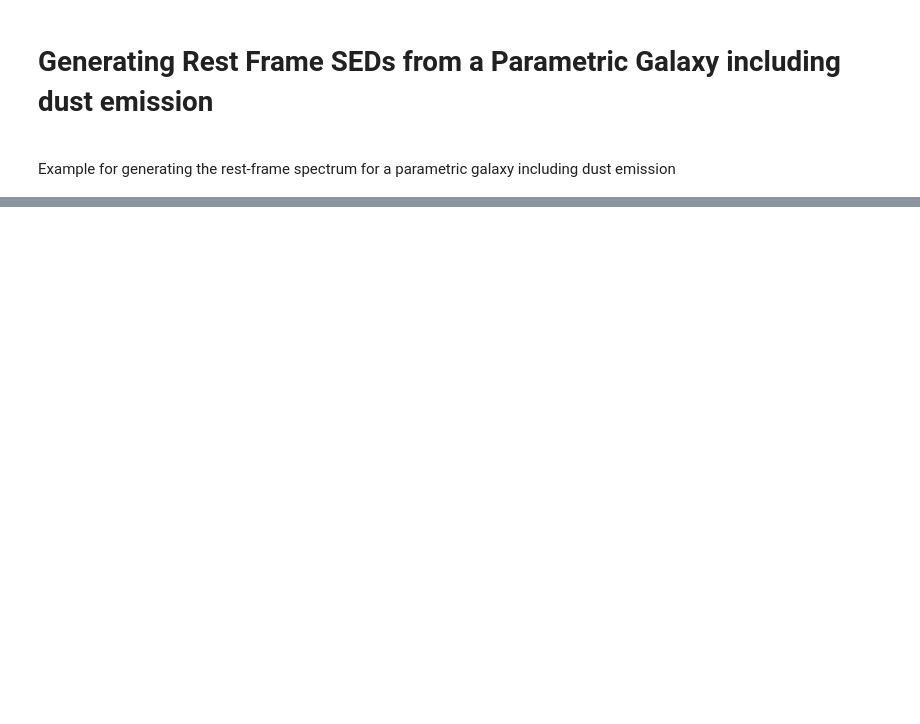
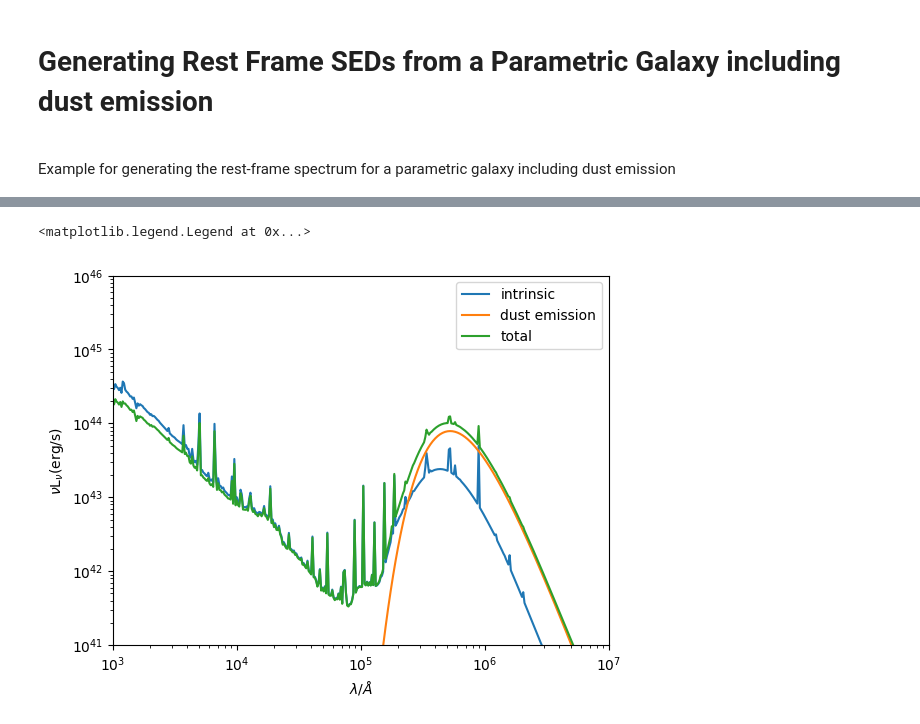
Before and after one commit to tHarvey303/synthesizer, a Jupyter notebook: docs/source/parametric/generate_dust_sed.ipynb, the cells around one changed output, grey strips where cells are left out. Saved outputs shown, nothing was run; the diff lists cells and outputs as text; code cells hidden in the pictures; blank space fills up the shorter version.

```diff
--- a/docs/source/parametric/generate_dust_sed.ipynb
+++ b/docs/source/parametric/generate_dust_sed.ipynb
@@ -48,15 +56,18 @@ emissionmodel = Greybody(50*K, 1.5)
 # %%
 galaxy.get_spectra_dust(emissionmodel)
 
 
-plt.loglog(galaxy.spectra['intrinsic'].lam, galaxy.spectra['stellar'].nu*galaxy.spectra['intrinsic'].lnu, label = 'intrinsic')
-plt.loglog(galaxy.spectra['dust'].lam, galaxy.spectra['stellar'].nu*galaxy.spectra['dust'].lnu, label = 'dust emission')
-plt.loglog(galaxy.spectra['total'].lam, galaxy.spectra['stellar'].nu*galaxy.spectra['total'].lnu, label = 'total')
+plt.loglog(galaxy.spectra['intrinsic'].lam, galaxy.spectra['intrinsic'].nu*galaxy.spectra['intrinsic'].lnu, label = 'intrinsic')
+plt.loglog(galaxy.spectra['dust'].lam, galaxy.spectra['dust'].nu*galaxy.spectra['dust'].lnu, label = 'dust emission')
+plt.loglog(galaxy.spectra['total'].lam, galaxy.spectra['total'].nu*galaxy.spectra['total'].lnu, label = 'total')
 plt.xlabel(r'$\lambda$/$\AA$')
 plt.ylabel(r'$\nu$L$_{\nu}$(erg/s)')
 plt.ylim([1E41, 1E46])
 plt.xlim([1E3, 1E7])
 plt.legend()
+# %% [output]
+<matplotlib.legend.Legend at 0x...>
+[figure, added]
 # %%
 emissionmodel = Casey12(T=50*K, emissivity=1.5, alpha=2., lam_0=100*um)
 # %%
```
Also changed, not shown: parts of 3 cells of this notebook, 1 other file.
